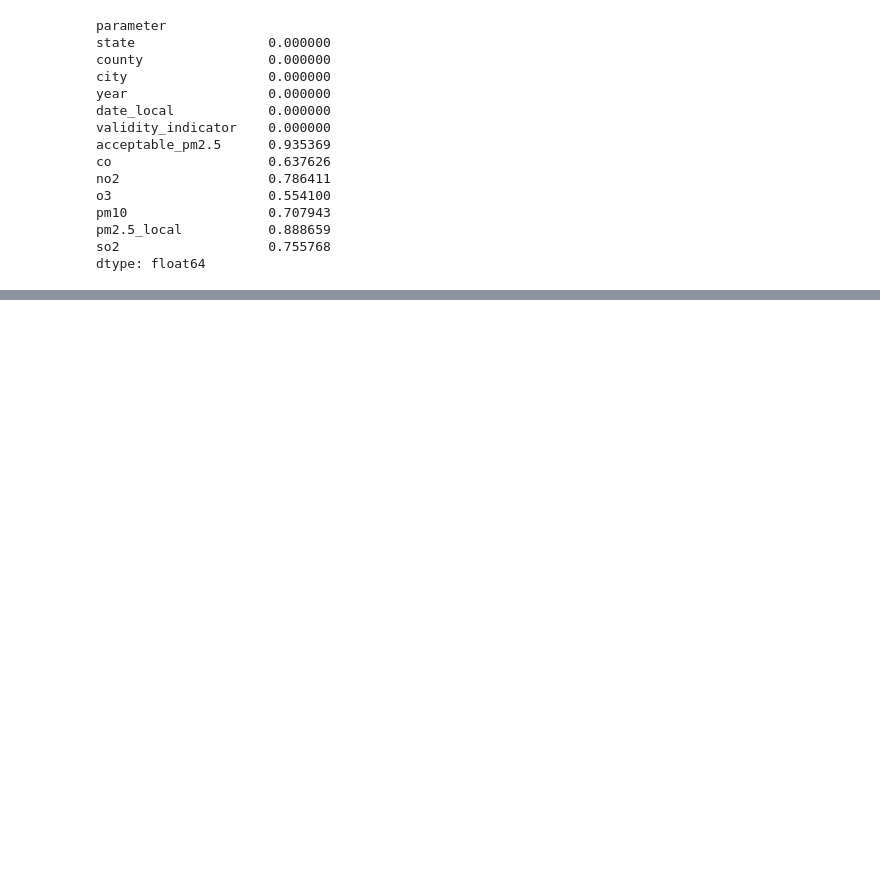
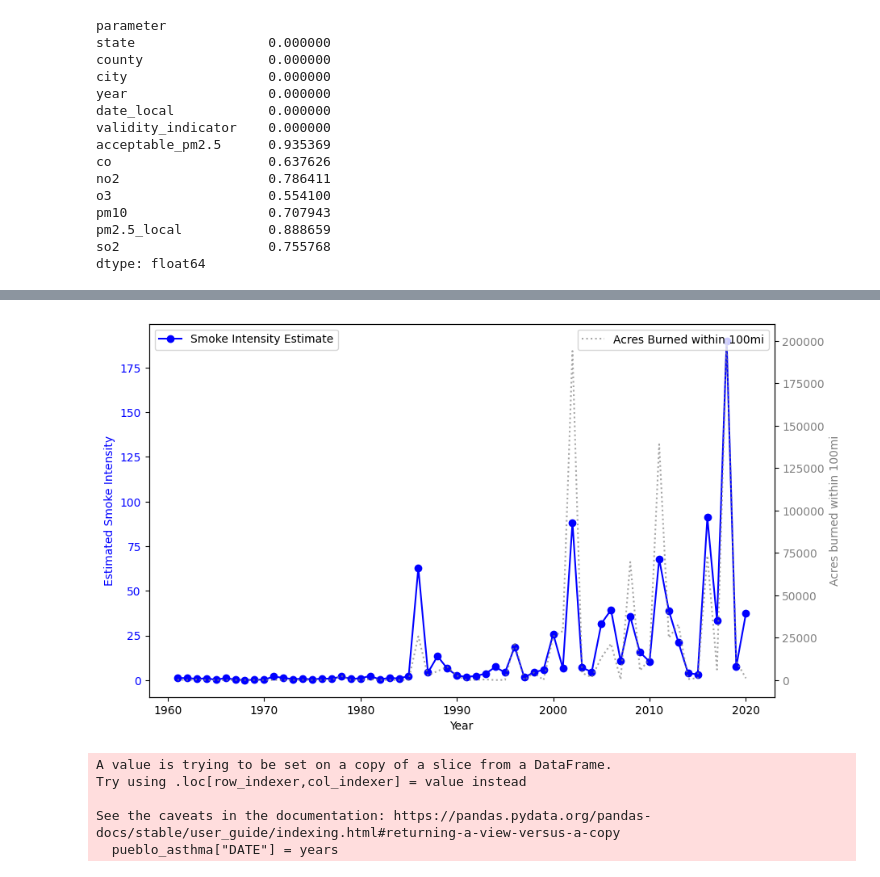
Before and after one commit to voglerdaniel/data-512-final-project, a Jupyter notebook: code/combining_distance_and_aqi.ipynb, the cells around one changed output, grey strips where cells are left out. Drawn from its saved outputs; the diff is of its cells as text; code cells hidden in the pictures; blank space fills up the shorter version.

```diff
--- a/code/combining_distance_and_aqi.ipynb
+++ b/code/combining_distance_and_aqi.ipynb
@@ -817,0 +859,33 @@ dtype: float64
+# %%
+years = [str(y) for y in yearly_wildfires_within_100_mi.index]
+years = pd.to_datetime(years)
+
+yearly_wildfires_within_100_mi.index = years
+
+df_for_viz = df_for_viz.join(yearly_wildfires_within_100_mi)
+# %%
+df_for_viz["GIS_Acres"] = df_for_viz["GIS_Acres"].fillna(0)
+
+fig_labels = {
+    "fie": "Smoke Intensity Estimate",
+    "GIS_Acres": "Acres Burned within 100mi"
+}
+# %%
+fig, ax1 = plt.subplots(figsize=(10, 6))
+
+ax1.plot(df_for_viz.index, df_for_viz['fie'], color='b', label=fig_labels["fie"], marker='o')
+ax1.set_xlabel('Year')
+ax1.set_ylabel('Estimated Smoke Intensity', color='b')
+ax1.tick_params(axis='y', labelcolor='b')
+
+ax2 = ax1.twinx()
+ax2.plot(df_for_viz.index, df_for_viz['GIS_Acres'], color='gray', label=fig_labels["GIS_Acres"],alpha=0.7, linestyle=":")
+ax2.set_ylabel('Acres burned within 100mi', color='gray')
+ax2.tick_params(axis='y', labelcolor='gray')
+
+ax1.legend(loc='upper left')
+ax2.legend(loc='upper right')
+#plt.savefig('../output/fig3.png', dpi=300, bbox_inches='tight')  # Save as PNG
+plt.show()
+# %% [output]
+[figure, added]
@@ -817,0 +899,10 @@ dtype: float64
+# %%
+years = [str(y) for y in pueblo_asthma["YEAR"]]
+years = pd.to_datetime(years)
+pueblo_asthma["DATE"] = years
+# %% [output]
+A value is trying to be set on a copy of a slice from a DataFrame.
+Try using .loc[row_indexer,col_indexer] = value instead
+
+See the caveats in the documentation: https://pandas.pydata.org/pandas-docs/stable/user_guide/indexing.html#returning-a-view-versus-a-copy
+  pueblo_asthma["DATE"] = years
```
Also changed, not shown: parts of 19 cells of this notebook, 3 other files.
